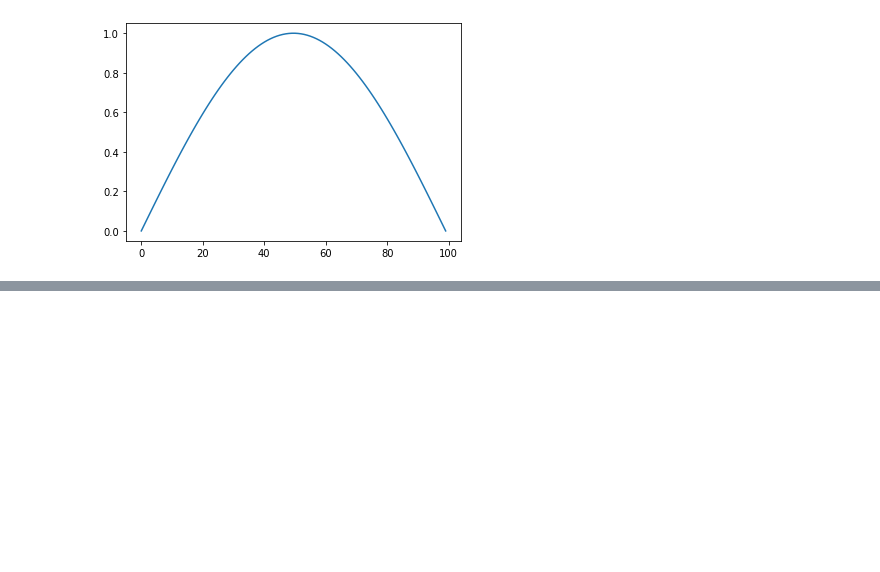
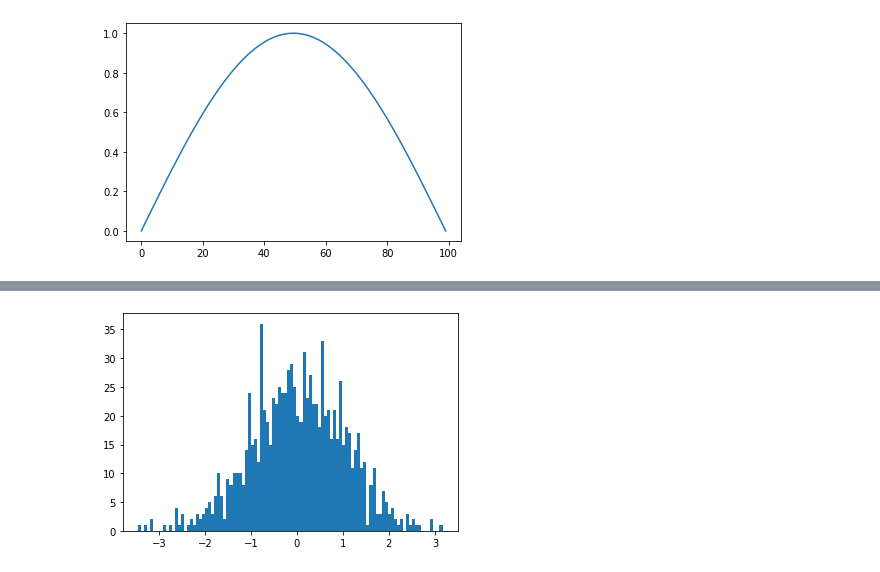
Before and after one commit to decoz/mlclass, a Jupyter notebook: 2_numpy_calc.ipynb, the cells around one changed output, grey strips where cells are left out. Saved outputs shown, nothing was run; the diff lists cells and outputs as text; code cells hidden in the pictures; blank space fills up the shorter version.

```diff
--- a/2_numpy_calc.ipynb
+++ b/2_numpy_calc.ipynb
@@ -456,0 +281,6 @@ plt.show()
+# %%
+x =   np.random.randn(1000)
+plt.hist( x, 100)
+plt.show()
+# %% [output]
+[figure, added]
```
Also changed, not shown: parts of 41 cells of this notebook.
